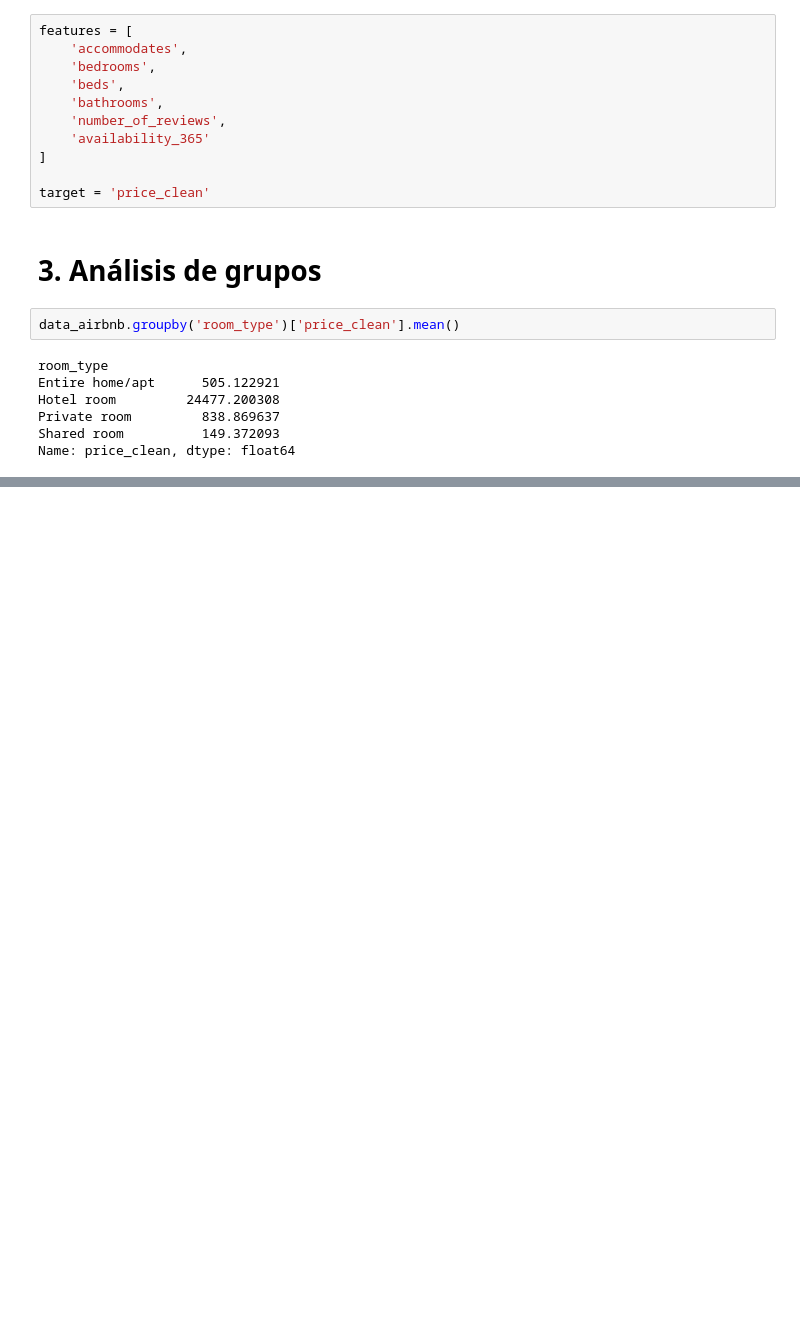
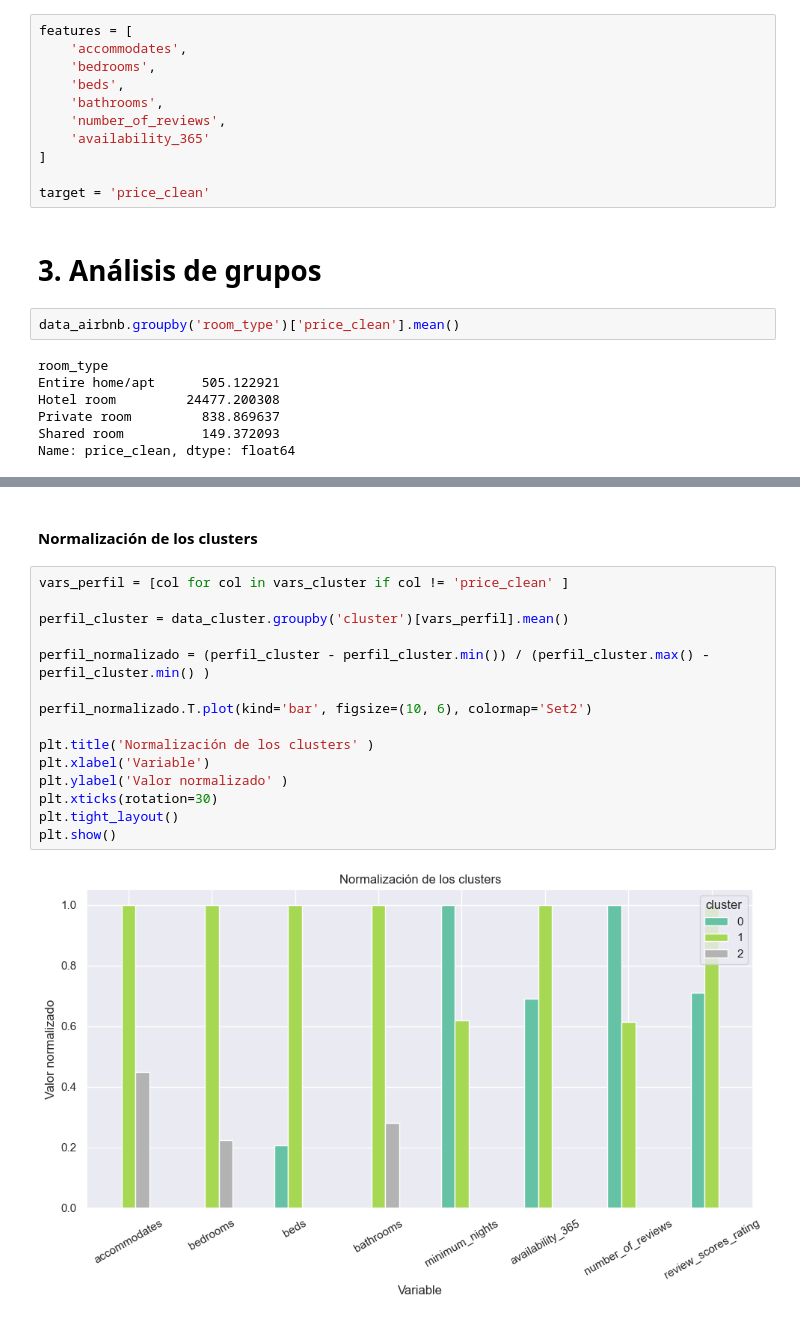
Before and after one commit to belennmm/MD_Lab4_Arboles, a Jupyter notebook: Notebooks/arboles.ipynb, the cells around one changed output, grey strips where cells are left out. Drawn from its saved outputs; the diff is of its cells as text; blank space fills up the shorter version.

```diff
--- a/Notebooks/arboles.ipynb
+++ b/Notebooks/arboles.ipynb
@@ -364,0 +490,19 @@ Name: price_clean, dtype: float64
+# %% [markdown]
+#### Normalización de los clusters
+# %%
+vars_perfil = [col for col in vars_cluster if col != 'price_clean' ]
+
+perfil_cluster = data_cluster.groupby('cluster')[vars_perfil].mean()
+
+perfil_normalizado = (perfil_cluster - perfil_cluster.min()) / (perfil_cluster.max() - perfil_cluster.min() )
+
+perfil_normalizado.T.plot(kind='bar', figsize=(10, 6), colormap='Set2')
+
+plt.title('Normalización de los clusters' )
+plt.xlabel('Variable')
+plt.ylabel('Valor normalizado' )
+plt.xticks(rotation=30)
+plt.tight_layout()
+plt.show()
+# %% [output]
+[figure, added]
```
Also changed, not shown: parts of 18 cells of this notebook.
